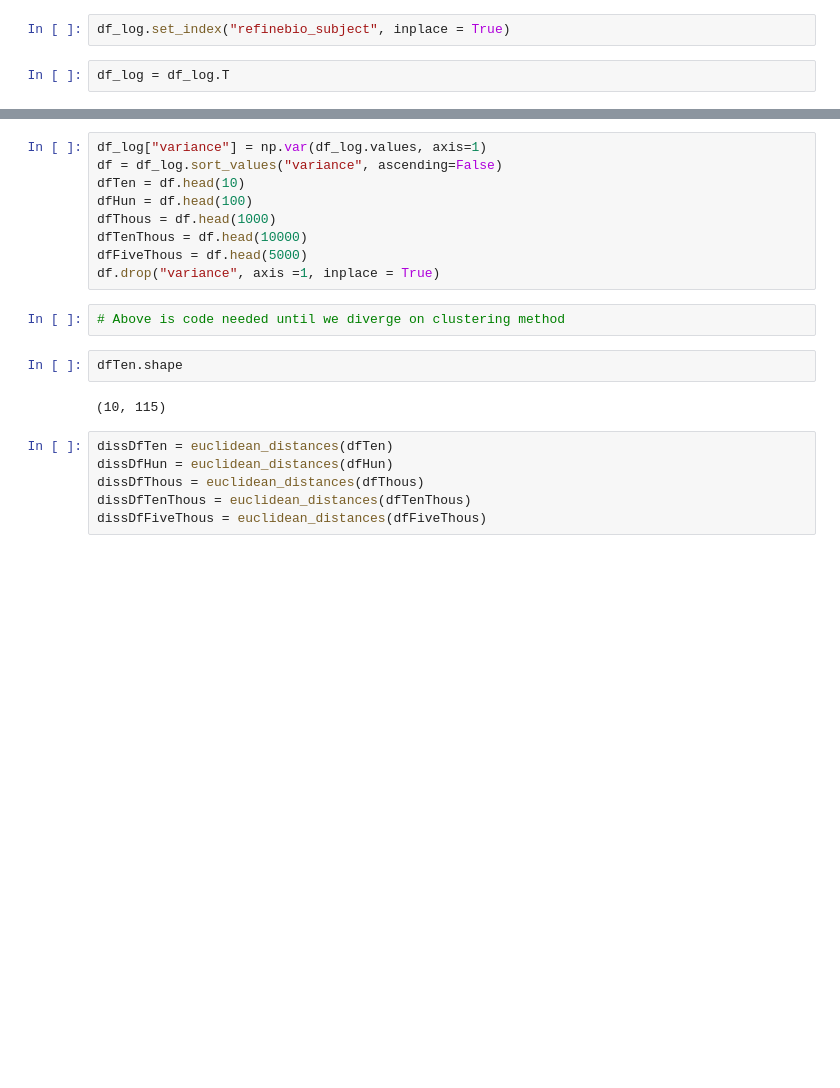
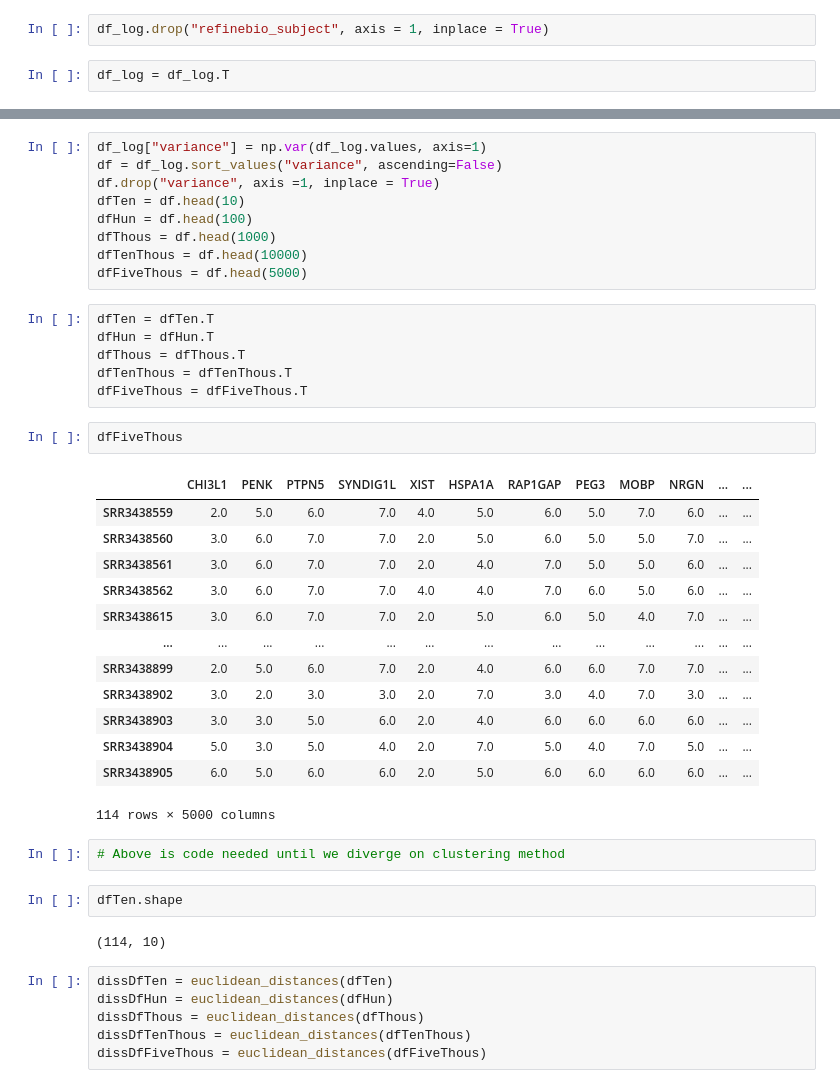
Before and after one commit to ShlokNangia24/CGS4144-Project, a Jupyter notebook: Assignment3.ipynb, the cells around one changed output, grey strips where cells are left out. Drawn from its saved outputs; the diff is of its cells as text; blank space fills up the shorter version.

```diff
--- a/Assignment3.ipynb
+++ b/Assignment3.ipynb
@@ -33,6 +30,6 @@ df_log = df_log.loc[:, ~df_log.columns.duplicated()] #removes duplicate columns
 df_log = df_log[df_log["refinebio_subject"].str.contains('nacc')]
 df_meta = df_meta[df_meta["refinebio_subject"].str.contains('nacc')]
 # %%
-df_log.set_index("refinebio_subject", inplace = True)
+df_log.drop("refinebio_subject", axis = 1, inplace = True)
 # %%
 df_log = df_log.T
@@ -39,18 +52,40 @@ df_log = df_log.T
 # %%
 df_log["variance"] = np.var(df_log.values, axis=1)
 df = df_log.sort_values("variance", ascending=False)
+df.drop("variance", axis =1, inplace = True)
 dfTen = df.head(10)
 dfHun = df.head(100)
 dfThous = df.head(1000)
 dfTenThous = df.head(10000)
 dfFiveThous = df.head(5000)
-df.drop("variance", axis =1, inplace = True)
+# %%
+dfTen = dfTen.T
+dfHun = dfHun.T
+dfThous = dfThous.T
+dfTenThous = dfTenThous.T
+dfFiveThous = dfFiveThous.T
+# %%
+dfFiveThous
+# %% [output]
+|  | CHI3L1 | PENK | PTPN5 | SYNDIG1L | XIST | HSPA1A | RAP1GAP | PEG3 | MOBP | NRGN | ... | ... |
+| SRR3438559 | 2.0 | 5.0 | 6.0 | 7.0 | 4.0 | 5.0 | 6.0 | 5.0 | 7.0 | 6.0 | ... | ... |
+| SRR3438560 | 3.0 | 6.0 | 7.0 | 7.0 | 2.0 | 5.0 | 6.0 | 5.0 | 5.0 | 7.0 | ... | ... |
+| SRR3438561 | 3.0 | 6.0 | 7.0 | 7.0 | 2.0 | 4.0 | 7.0 | 5.0 | 5.0 | 6.0 | ... | ... |
+| SRR3438562 | 3.0 | 6.0 | 7.0 | 7.0 | 4.0 | 4.0 | 7.0 | 6.0 | 5.0 | 6.0 | ... | ... |
+| SRR3438615 | 3.0 | 6.0 | 7.0 | 7.0 | 2.0 | 5.0 | 6.0 | 5.0 | 4.0 | 7.0 | ... | ... |
+| ... | ... | ... | ... | ... | ... | ... | ... | ... | ... | ... | ... | ... |
+| SRR3438899 | 2.0 | 5.0 | 6.0 | 7.0 | 2.0 | 4.0 | 6.0 | 6.0 | 7.0 | 7.0 | ... | ... |
+| SRR3438902 | 3.0 | 2.0 | 3.0 | 3.0 | 2.0 | 7.0 | 3.0 | 4.0 | 7.0 | 3.0 | ... | ... |
+| SRR3438903 | 3.0 | 3.0 | 5.0 | 6.0 | 2.0 | 4.0 | 6.0 | 6.0 | 6.0 | 6.0 | ... | ... |
+| SRR3438904 | 5.0 | 3.0 | 5.0 | 4.0 | 2.0 | 7.0 | 5.0 | 4.0 | 7.0 | 5.0 | ... | ... |
+| SRR3438905 | 6.0 | 5.0 | 6.0 | 6.0 | 2.0 | 5.0 | 6.0 | 6.0 | 6.0 | 6.0 | ... | ... |
+114 rows × 5000 columns
 # %%
 # Above is code needed until we diverge on clustering method
 # %%
 dfTen.shape
 # %% [output]
-(10, 115)
+(114, 10)
 # %%
 dissDfTen = euclidean_distances(dfTen)
 dissDfHun = euclidean_distances(dfHun)
```
Also changed, not shown: parts of 12 cells of this notebook.
